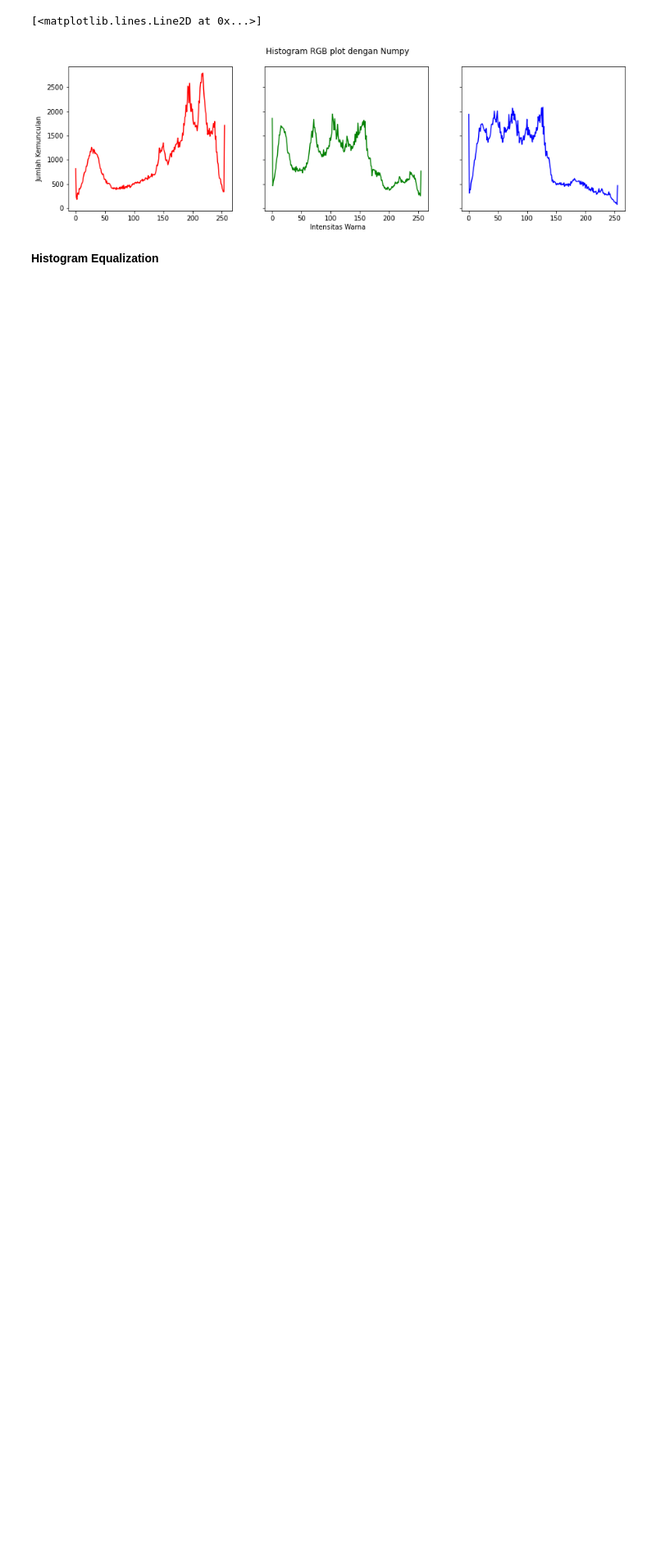
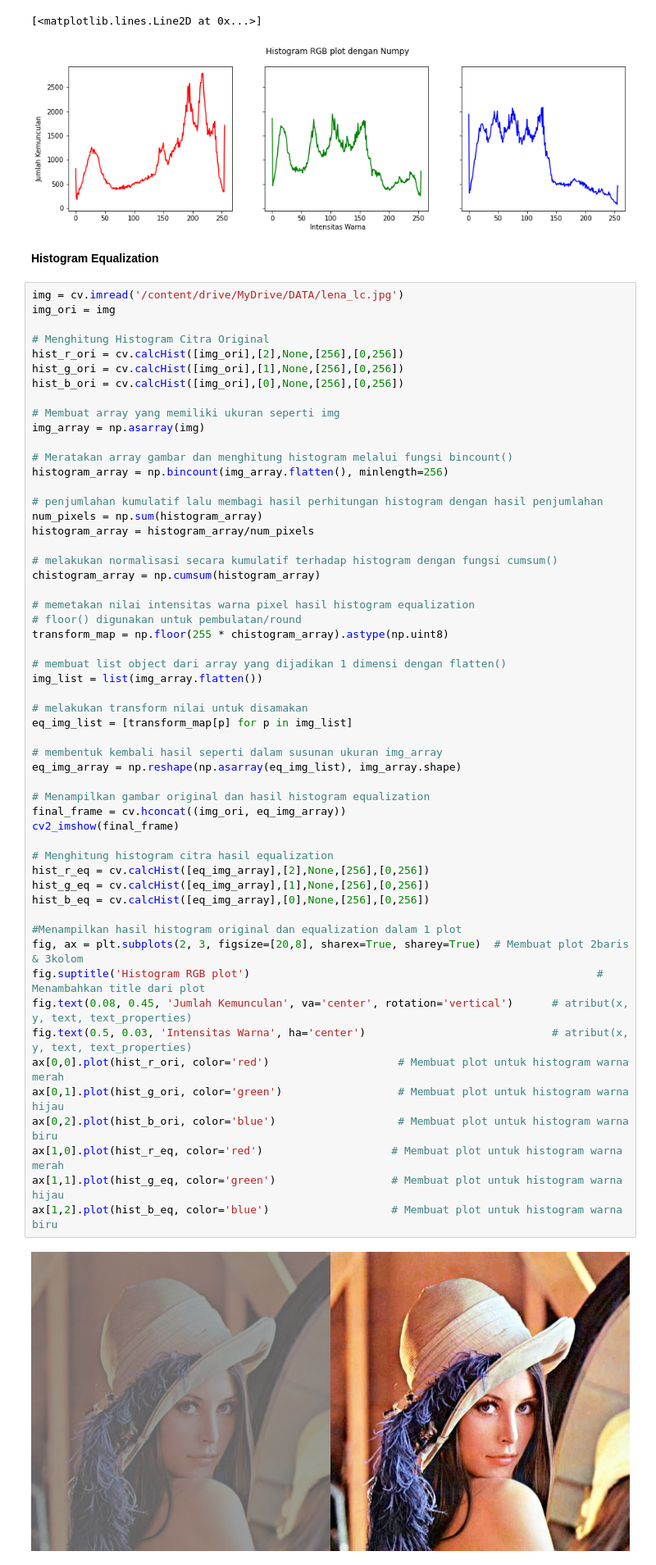
Before and after one commit to rizkinahayyuni/PCVK_Genap_2022, a Jupyter notebook: Modul6.ipynb, the cells around one changed output. Shown at 82% size. Drawn from its saved outputs; the diff is of its cells as text; blank space fills up the shorter version.

```diff
--- a/Modul6.ipynb
+++ b/Modul6.ipynb
@@ -61,3 +63,60 @@ ax_b.plot(bin_edges_b[0:-1], histogram_b, color='blue')                   # Memb
 [figure]
 # %% [markdown]
 **Histogram Equalization**
+# %%
+img = cv.imread('/content/drive/MyDrive/DATA/lena_lc.jpg')
+img_ori = img
+
+# Menghitung Histogram Citra Original
+hist_r_ori = cv.calcHist([img_ori],[2],None,[256],[0,256])
+hist_g_ori = cv.calcHist([img_ori],[1],None,[256],[0,256])
+hist_b_ori = cv.calcHist([img_ori],[0],None,[256],[0,256])
+
+# Membuat array yang memiliki ukuran seperti img
+img_array = np.asarray(img)
+
+# Meratakan array gambar dan menghitung histogram melalui fungsi bincount()
+histogram_array = np.bincount(img_array.flatten(), minlength=256)
+
+# penjumlahan kumulatif lalu membagi hasil perhitungan histogram dengan hasil penjumlahan
+num_pixels = np.sum(histogram_array)
+histogram_array = histogram_array/num_pixels
+
+# melakukan normalisasi secara kumulatif terhadap histogram dengan fungsi cumsum()
+chistogram_array = np.cumsum(histogram_array)
+
+# memetakan nilai intensitas warna pixel hasil histogram equalization
+# floor() digunakan untuk pembulatan/round
+transform_map = np.floor(255 * chistogram_array).astype(np.uint8)
+
+# membuat list object dari array yang dijadikan 1 dimensi dengan flatten()
+img_list = list(img_array.flatten())
+
+# melakukan transform nilai untuk disamakan
+eq_img_list = [transform_map[p] for p in img_list]
+
+# membentuk kembali hasil seperti dalam susunan ukuran img_array
+eq_img_array = np.reshape(np.asarray(eq_img_list), img_array.shape)
+
+# Menampilkan gambar original dan hasil histogram equalization
+final_frame = cv.hconcat((img_ori, eq_img_array))
+cv2_imshow(final_frame)
+
+# Menghitung histogram citra hasil equalization
+hist_r_eq = cv.calcHist([eq_img_array],[2],None,[256],[0,256])
+hist_g_eq = cv.calcHist([eq_img_array],[1],None,[256],[0,256])
+hist_b_eq = cv.calcHist([eq_img_array],[0],None,[256],[0,256])
+
+#Menampilkan hasil histogram original dan equalization dalam 1 plot
+fig, ax = plt.subplots(2, 3, figsize=[20,8], sharex=True, sharey=True)  # Membuat plot 2baris & 3kolom
+fig.suptitle('Histogram RGB plot')                                                      # Menambahkan title dari plot
+fig.text(0.08, 0.45, 'Jumlah Kemunculan', va='center', rotation='vertical')      # atribut(x, y, text, text_properties)
+fig.text(0.5, 0.03, 'Intensitas Warna', ha='center')                             # atribut(x, y, text, text_properties)
+ax[0,0].plot(hist_r_ori, color='red')                    # Membuat plot untuk histogram warna merah
+ax[0,1].plot(hist_g_ori, color='green')                  # Membuat plot untuk histogram warna hijau
+ax[0,2].plot(hist_b_ori, color='blue')                   # Membuat plot untuk histogram warna biru
+ax[1,0].plot(hist_r_eq, color='red')                    # Membuat plot untuk histogram warna merah
+ax[1,1].plot(hist_g_eq, color='green')                  # Membuat plot untuk histogram warna hijau
+ax[1,2].plot(hist_b_eq, color='blue')                   # Membuat plot untuk histogram warna biru
+# %% [output]
+[figure, added]
```
Also changed, not shown: parts of 8 cells of this notebook.
